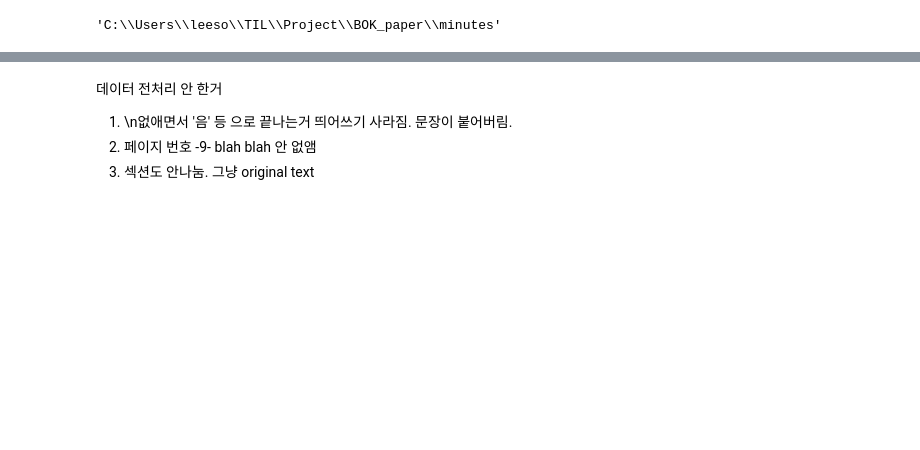
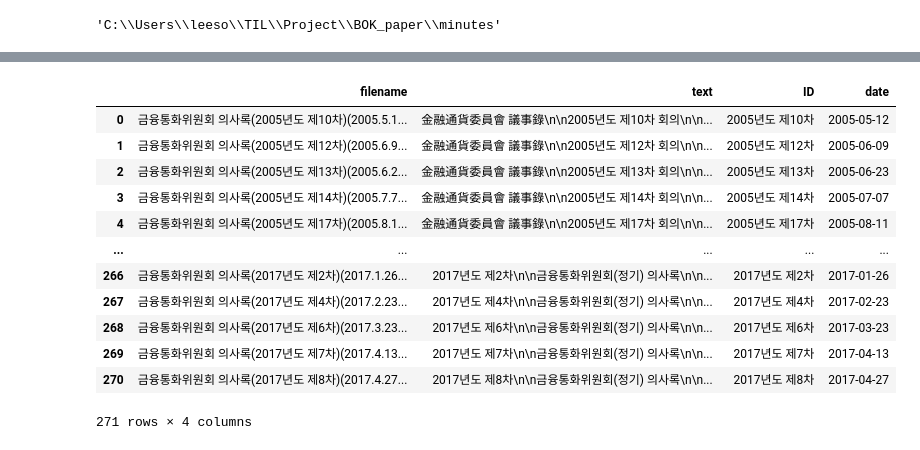
Before and after one commit to sijeong049/mulcam_team3, a Jupyter notebook: Final_minutes to text.ipynb, the cells around one changed output, grey strips where cells are left out. Drawn from its saved outputs; the diff is of its cells as text; code cells hidden in the pictures; blank space fills up the shorter version.

Commit message:
의사록 text 추출 수정

```diff
--- a/Final_minutes to text.ipynb
+++ b/Final_minutes to text.ipynb
@@ -115,0 +125,20 @@ df
+# %%
+df['ID'] = df['filename'].map(lambda x: re.findall('\(([가-힣0-9" ""]+)\)', x)[0])
+# %%
+df['date'] = df['filename'].map(lambda x: re.findall('\(([.0-9" ""]+)\)', x)[0])
+# %%
+df
+# %% [output]
+|  | filename | text | ID | date |
+| 0 | 금융통화위원회 의사록(2005년도 제10차)(2005.5.1... | 金融通貨委員會 議事錄\n\n2005년도 제10차 회의\n\n... | 2005년도 제10차 | 2005-05-12 |
+| 1 | 금융통화위원회 의사록(2005년도 제12차)(2005.6.9... | 金融通貨委員會 議事錄\n\n2005년도 제12차 회의\n\n... | 2005년도 제12차 | 2005-06-09 |
+| 2 | 금융통화위원회 의사록(2005년도 제13차)(2005.6.2... | 金融通貨委員會 議事錄\n\n2005년도 제13차 회의\n\n... | 2005년도 제13차 | 2005-06-23 |
+| 3 | 금융통화위원회 의사록(2005년도 제14차)(2005.7.7... | 金融通貨委員會 議事錄\n\n2005년도 제14차 회의\n\n... | 2005년도 제14차 | 2005-07-07 |
+| 4 | 금융통화위원회 의사록(2005년도 제17차)(2005.8.1... | 金融通貨委員會 議事錄\n\n2005년도 제17차 회의\n\n... | 2005년도 제17차 | 2005-08-11 |
+| ... | ... | ... | ... | ... |
+| 266 | 금융통화위원회 의사록(2017년도 제2차)(2017.1.26... | 2017년도 제2차\n\n금융통화위원회(정기) 의사록\n\n... | 2017년도 제2차 | 2017-01-26 |
+| 267 | 금융통화위원회 의사록(2017년도 제4차)(2017.2.23... | 2017년도 제4차\n\n금융통화위원회(정기) 의사록\n\n... | 2017년도 제4차 | 2017-02-23 |
+| 268 | 금융통화위원회 의사록(2017년도 제6차)(2017.3.23... | 2017년도 제6차\n\n금융통화위원회(정기) 의사록\n\n... | 2017년도 제6차 | 2017-03-23 |
+| 269 | 금융통화위원회 의사록(2017년도 제7차)(2017.4.13... | 2017년도 제7차\n\n금융통화위원회(정기) 의사록\n\n... | 2017년도 제7차 | 2017-04-13 |
+| 270 | 금융통화위원회 의사록(2017년도 제8차)(2017.4.27... | 2017년도 제8차\n\n금융통화위원회(정기) 의사록\n\n... | 2017년도 제8차 | 2017-04-27 |
+271 rows × 4 columns
@@ -119,5 +150,0 @@ df.to_csv('minutes_to_text.csv', index=False)
-# %% [markdown]
-데이터 전처리 안 한거
-1. \n없애면서 '음' 등 으로 끝나는거 띄어쓰기 사라짐. 문장이 붙어버림.
-2. 페이지 번호 -9- blah blah 안 없앰
-3. 섹션도 안나눔. 그냥 original text
```
Also changed, not shown: parts of 9 cells of this notebook.
